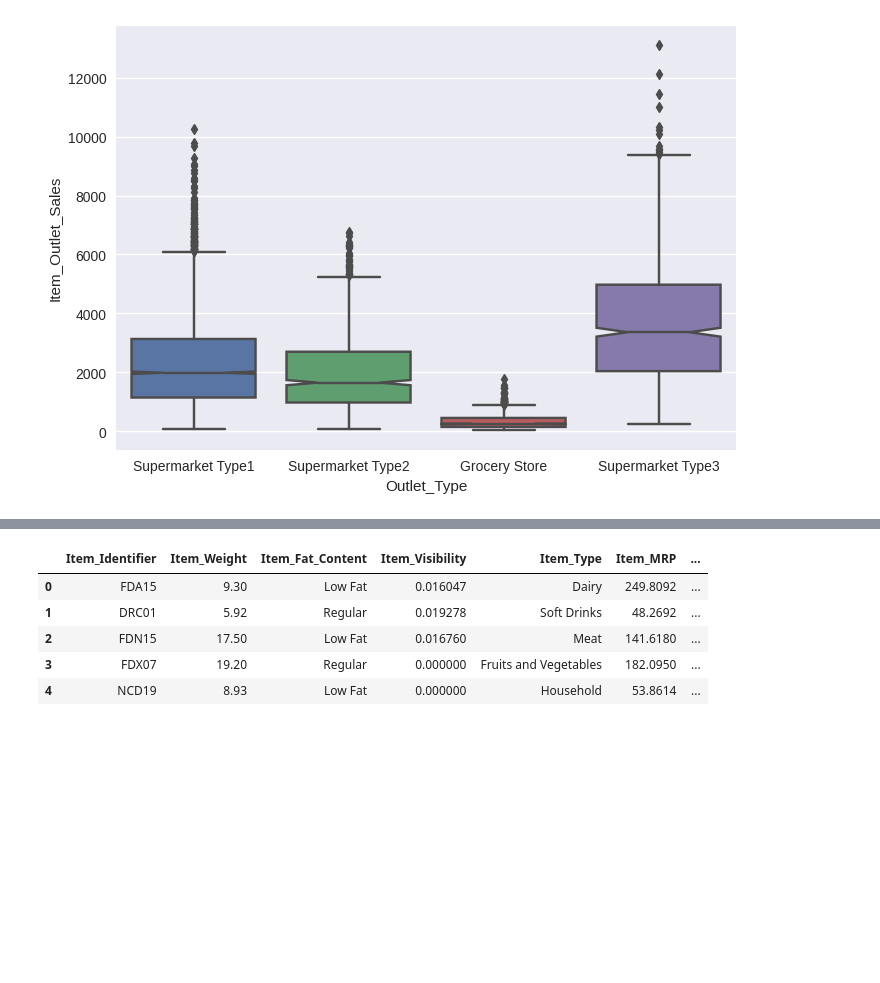
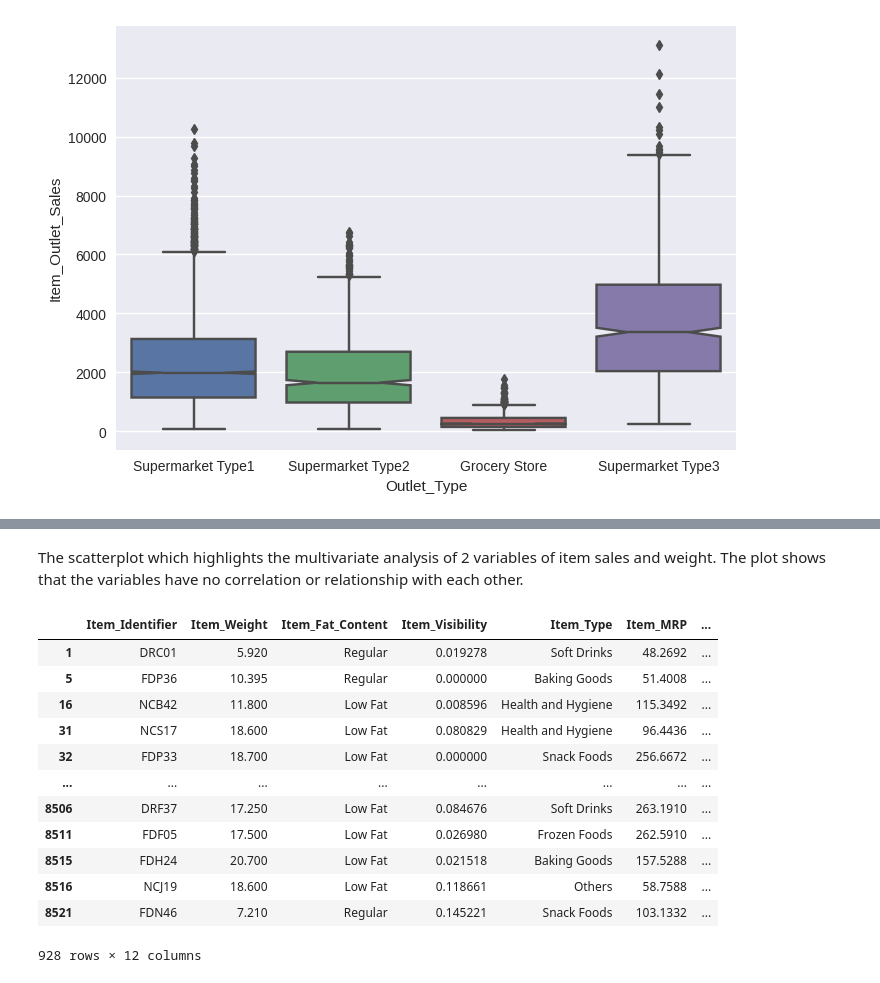
Before and after one commit to NotMaj/sales-predictions, a Jupyter notebook: Project_1.ipynb, the cells around one changed output, grey strips where cells are left out. Drawn from its saved outputs; the diff is of its cells as text; code cells hidden in the pictures; blank space fills up the shorter version.

```diff
--- a/Project_1.ipynb
+++ b/Project_1.ipynb
@@ -98,7 +98,7 @@ min         4.555000
 max        21.350000
 Name: Item_Weight, dtype: float64
 # %%
- df['Item_Weight'].fillna(12, inplace =True)
+ df['Item_Weight'].interpolate(inplace =True)
 # %%
 df['Outlet_Size'].value_counts()
 # %% [output]
@@ -107,4 +107,4 @@ Small     2388
 High       932
 Name: Outlet_Size, dtype: int64
 # %%
- df['Outlet_Size'].fillna('high', inplace = True )
+ df['Outlet_Size'].fillna('High', inplace = True )
@@ -143,0 +152,5 @@ df.tail()
+# %%
+#Correcting errors
+df['Item_Fat_Content'].replace('LF','Low Fat', inplace=True)
+df['Item_Fat_Content'].replace('low fat','Low Fat', inplace=True)
+df['Item_Fat_Content'].replace('reg','Regular', inplace=True)
@@ -317,0 +283,4 @@ sns.boxplot(data= df, x='Outlet_Type', y='Item_Outlet_Sales', notch= True);
+# %%
+year_filter = df['Outlet_Establishment_Year'] == 2009
+outlet_filter =df['Outlet_Location_Type'] == 'Tier 3'
+df = df.loc[year_filter & outlet_filter]
@@ -318,9 +294,18 @@ sns.boxplot(data= df, x='Outlet_Type', y='Item_Outlet_Sales', notch= True);
+# %% [markdown]
+The scatterplot which highlights the multivariate analysis of 2 variables of item sales and weight. The plot shows that the variables have no correlation or relationship with each other.
 # %%
-df.head()
+df
 # %% [output]
 |  | Item_Identifier | Item_Weight | Item_Fat_Content | Item_Visibility | Item_Type | Item_MRP | ... |
-| 0 | FDA15 | 9.30 | Low Fat | 0.016047 | Dairy | 249.8092 | ... |
-| 1 | DRC01 | 5.92 | Regular | 0.019278 | Soft Drinks | 48.2692 | ... |
-| 2 | FDN15 | 17.50 | Low Fat | 0.016760 | Meat | 141.6180 | ... |
-| 3 | FDX07 | 19.20 | Regular | 0.000000 | Fruits and Vegetables | 182.0950 | ... |
-| 4 | NCD19 | 8.93 | Low Fat | 0.000000 | Household | 53.8614 | ... |
+| 1 | DRC01 | 5.920 | Regular | 0.019278 | Soft Drinks | 48.2692 | ... |
+| 5 | FDP36 | 10.395 | Regular | 0.000000 | Baking Goods | 51.4008 | ... |
+| 16 | NCB42 | 11.800 | Low Fat | 0.008596 | Health and Hygiene | 115.3492 | ... |
+| 31 | NCS17 | 18.600 | Low Fat | 0.080829 | Health and Hygiene | 96.4436 | ... |
+| 32 | FDP33 | 18.700 | Low Fat | 0.000000 | Snack Foods | 256.6672 | ... |
+| ... | ... | ... | ... | ... | ... | ... | ... |
+| 8506 | DRF37 | 17.250 | Low Fat | 0.084676 | Soft Drinks | 263.1910 | ... |
+| 8511 | FDF05 | 17.500 | Low Fat | 0.026980 | Frozen Foods | 262.5910 | ... |
+| 8515 | FDH24 | 20.700 | Low Fat | 0.021518 | Baking Goods | 157.5288 | ... |
+| 8516 | NCJ19 | 18.600 | Low Fat | 0.118661 | Others | 58.7588 | ... |
+| 8521 | FDN46 | 7.210 | Regular | 0.145221 | Snack Foods | 103.1332 | ... |
+928 rows × 12 columns
```
Also changed, not shown: parts of 20 cells of this notebook.
